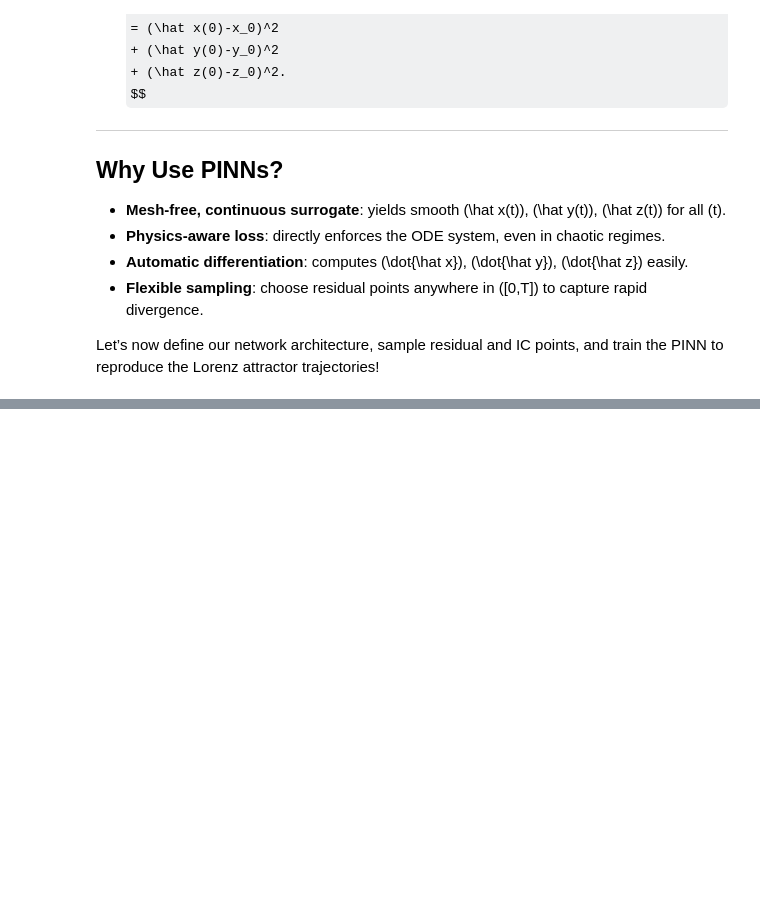
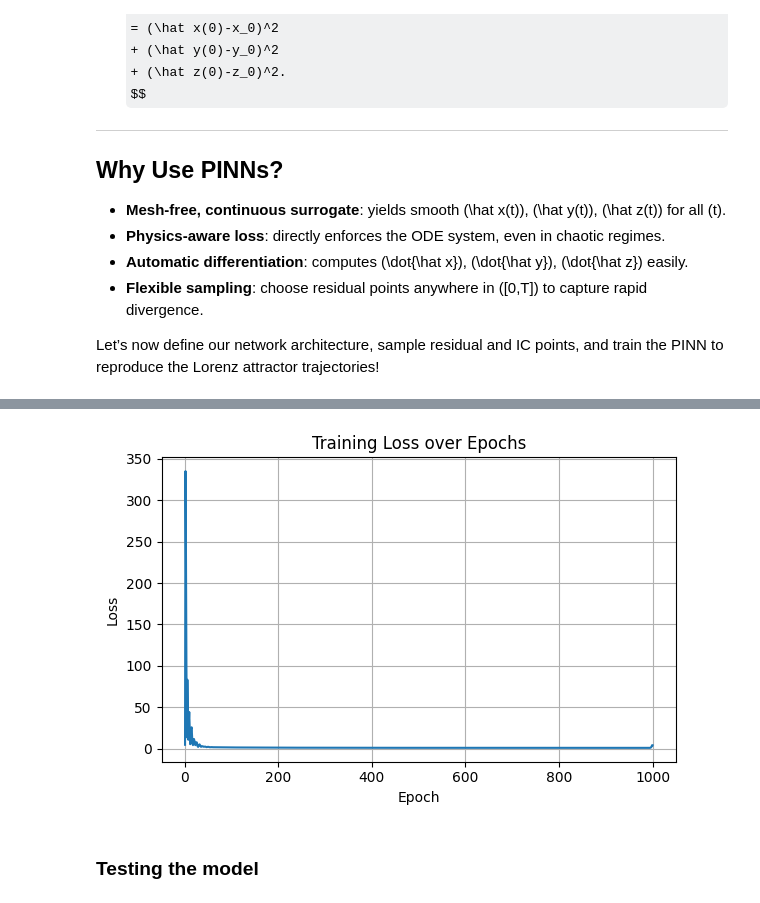
Before and after one commit to Aman-Sunesh/Physics-Informed-Neural-Networks-for-Classical-Physics-Laws, a Jupyter notebook: Lorenz_System.ipynb, the cells around one changed output, grey strips where cells are left out. Cells and saved outputs as stored; diff of their text form; code cells hidden in the pictures; some formulas as TeX source; blank space fills up the shorter version.

```diff
--- a/Lorenz_System.ipynb
+++ b/Lorenz_System.ipynb
@@ -112,7 +112,7 @@ class NeuralNetwork(nn.Module):
     def forward(self, x):
         return self.net(x)
 # %%
-def ode(t, x, y, z, sigma, rho, beta):
+def ode(network, t, sigma, rho, beta):
     t = t.clone().detach().requires_grad_(True)
     out = network(t)      # [N,3]
     x = out[:, 0:1]
@@ -123,9 +123,9 @@ def ode(t, x, y, z, sigma, rho, beta):
     dy_dt = torch.autograd.grad(y, t, grad_outputs=torch.ones_like(y), create_graph=True)[0]
     dz_dt = torch.autograd.grad(z, t, grad_outputs=torch.ones_like(z), create_graph=True)[0]
 
-    f_x = sigma * (y_t - x_t)
+    f_x = sigma * (y - x)
     f_y = (x * (rho - z)) - y
-    f_z = (x_t * y_t) - (beta)
+    f_z = (x * y) - (beta * z)
 
     res_x = dx_dt - f_x
     res_y = dy_dt - f_y
@@ -133,9 +133,9 @@ def ode(t, x, y, z, sigma, rho, beta):
 
     return res_x, res_y, res_z
 # %%
-def loss(network, t, x, y, z, t0, x0, y0, z0, sigma, rho, beta):
+def loss(network, t, t0, x0, y0, z0, sigma, rho, beta):
     # ODE residual loss
-    res_x, res_y, res_z = ode(t, x, y, z, sigma, rho, beta)
+    res_x, res_y, res_z = ode(network, t, sigma, rho, beta)
     MSE_res = torch.mean(res_x**2) + torch.mean(res_y**2) + torch.mean(res_z**2)
 
     # initial-condition loss
@@ -147,13 +147,13 @@ def loss(network, t, x, y, z, t0, x0, y0, z0, sigma, rho, beta):
 
     return MSE_res + MSE_ic
 # %%
-def train(network, t, x, y, z, t0, x0, y0, z0, sigma, rho, beta, epochs, lr = 1e-3):
+def train(network, t, t0, x0, y0, z0, sigma, rho, beta, epochs, lr = 1e-3):
     optimizer = torch.optim.Adam(network.parameters(), lr=lr)
     loss_list = []
 
     for epoch in range(1, epochs + 1):
         optimizer.zero_grad()
-        loss_value = loss(network, t, x, y, z, t0, x0, y0, z0, sigma, rho, beta)
+        loss_value = loss(network, t, t0, x0, y0, z0, sigma, rho, beta)
         loss_list.append(loss_value.item())
         loss_value.backward()
         optimizer.step()
@@ -162,3 +162,25 @@ def train(network, t, x, y, z, t0, x0, y0, z0, sigma, rho, beta, epochs, lr = 1e
             print(f"Epoch {epoch}/{epochs} — Loss: {loss_value.item():.3e}")
 
     return loss_list
+# %%
+# Collocation points in the interior
+t_train = np.linspace(0, 40, 5000).reshape(-1,1)
+t_train = torch.tensor(t_train, dtype=torch.float32)
+
+# Model Parameters
+sigma = 10.0
+beta = 8.0/3.0
+rho = 28.0
+
+t0 = torch.tensor([[0.0]], dtype=torch.float32)
+x0 = torch.tensor([[1.0]], dtype=torch.float32)
+y0 = torch.tensor([[1.0]], dtype=torch.float32)
+z0 = torch.tensor([[1.0]], dtype=torch.float32)
+
+# Training hyperparameters
+epochs = 1000
+lr = 1e-2
+
+#  Instantiate and train the model
+model = NeuralNetwork()
+loss_list = train(model, t_train, t0, x0, y0, z0, sigma, rho, beta, epochs, lr=lr)
@@ -164,0 +199,13 @@ def train(network, t, x, y, z, t0, x0, y0, z0, sigma, rho, beta, epochs, lr = 1e
+# %%
+plt.figure(figsize=(6,4))
+plt.plot(range(1, epochs+1), loss_list)
+plt.xlabel('Epoch')
+plt.ylabel('Loss')
+plt.title('Training Loss over Epochs')
+plt.grid(True)
+plt.tight_layout()
+plt.show()
+# %% [output]
+[figure, added]
+# %% [markdown]
+### Testing the model
```
Also changed, not shown: parts of 8 cells of this notebook, 1 other file.
